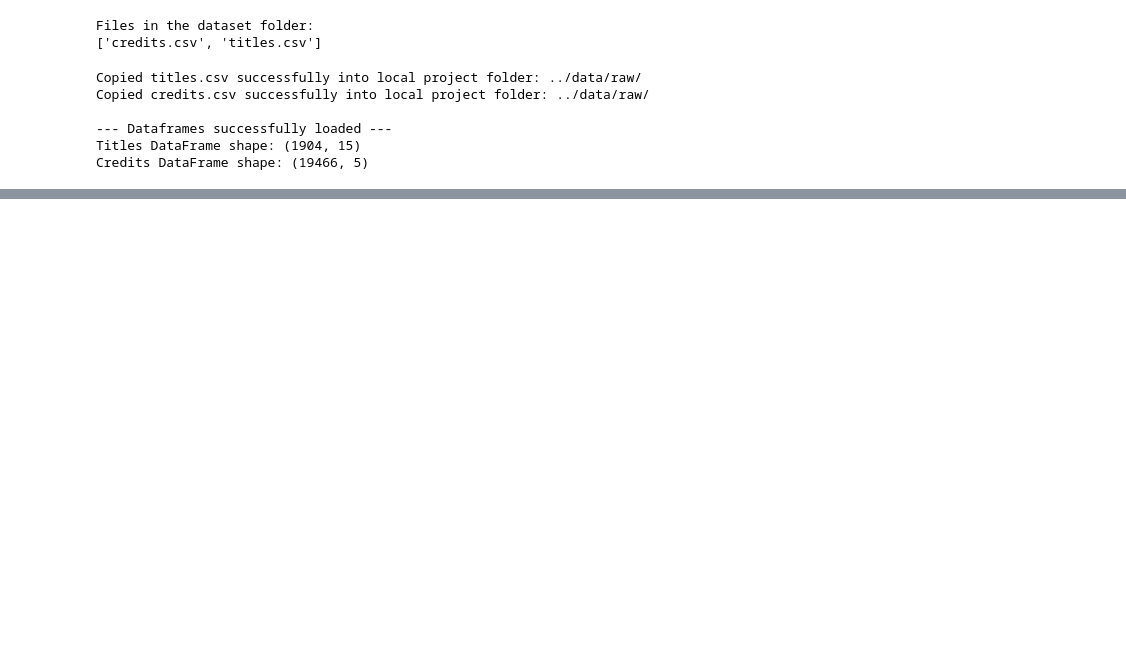
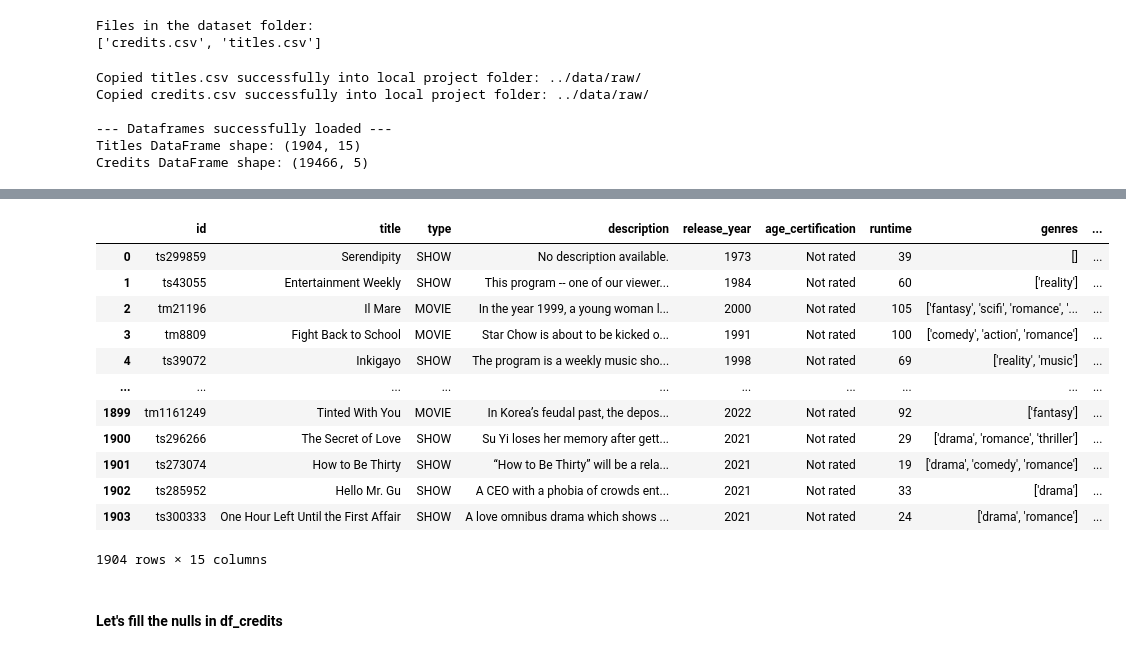
Before and after one commit to snehamayeecoding/RokutenViki_Movies_Dramas_Analysis02, a Jupyter notebook: notebooks/01_data_cleaning_and_eda.ipynb, the cells around one changed output, grey strips where cells are left out. Drawn from its saved outputs; the diff is of its cells as text; code cells hidden in the pictures; blank space fills up the shorter version.

```diff
--- a/notebooks/01_data_cleaning_and_eda.ipynb
+++ b/notebooks/01_data_cleaning_and_eda.ipynb
@@ -66,0 +201,20 @@ df_credits.head()
+# %%
+# 1. Fill missing values in the 'description', 'age_certification', 'imdb_id' columns with  placeholder values.
+df_titles['description'] = df_titles['description'].fillna("No description available.")
+df_titles['age_certification'] = df_titles['age_certification'].fillna("Not rated")
+df_titles['imdb_id'] = df_titles['imdb_id'].fillna("Unknown")
+
+
+# Fill seasons as 0 for MOVIE and 1 for SHOW
+df_titles['seasons'] = df_titles['seasons'].fillna(df_titles['type'].map({'MOVIE': 0, 'SHOW': 1}))
+
+
+
+# 2. Fill scores using the MEAN
+df_titles['imdb_score'] = df_titles['imdb_score'].fillna(df_titles['imdb_score'].mean())
+df_titles['tmdb_score'] = df_titles['tmdb_score'].fillna(df_titles['imdb_score'].mean())
+
+
+# 3. Fill votes and popularity using the MEDIAN
+df_titles['imdb_votes'] = df_titles['imdb_votes'].fillna(df_titles['imdb_votes'].median())
+df_titles['tmdb_popularity'] = df_titles['tmdb_popularity'].fillna(df_titles['tmdb_popularity'].median())
@@ -66,0 +240,18 @@ df_credits.head()
+# %%
+df_titles
+# %% [output]
+|  | id | title | type | description | release_year | age_certification | runtime | genres | ... |
+| 0 | ts299859 | Serendipity | SHOW | No description available. | 1973 | Not rated | 39 | [] | ... |
+| 1 | ts43055 | Entertainment Weekly | SHOW | This program -- one of our viewer... | 1984 | Not rated | 60 | ['reality'] | ... |
+| 2 | tm21196 | Il Mare | MOVIE | In the year 1999, a young woman l... | 2000 | Not rated | 105 | ['fantasy', 'scifi', 'romance', '... | ... |
+| 3 | tm8809 | Fight Back to School | MOVIE | Star Chow is about to be kicked o... | 1991 | Not rated | 100 | ['comedy', 'action', 'romance'] | ... |
+| 4 | ts39072 | Inkigayo | SHOW | The program is a weekly music sho... | 1998 | Not rated | 69 | ['reality', 'music'] | ... |
+| ... | ... | ... | ... | ... | ... | ... | ... | ... | ... |
+| 1899 | tm1161249 | Tinted With You | MOVIE | In Korea’s feudal past, the depos... | 2022 | Not rated | 92 | ['fantasy'] | ... |
+| 1900 | ts296266 | The Secret of Love | SHOW | Su Yi loses her memory after gett... | 2021 | Not rated | 29 | ['drama', 'romance', 'thriller'] | ... |
+| 1901 | ts273074 | How to Be Thirty | SHOW | “How to Be Thirty” will be a rela... | 2021 | Not rated | 19 | ['drama', 'comedy', 'romance'] | ... |
+| 1902 | ts285952 | Hello Mr. Gu | SHOW | A CEO with a phobia of crowds ent... | 2021 | Not rated | 33 | ['drama'] | ... |
+| 1903 | ts300333 | One Hour Left Until the First Affair | SHOW | A love omnibus drama which shows ... | 2021 | Not rated | 24 | ['drama', 'romance'] | ... |
+1904 rows × 15 columns
+# %% [markdown]
+#### Let's fill the nulls in df_credits
```
Also changed, not shown: parts of 24 cells of this notebook.
